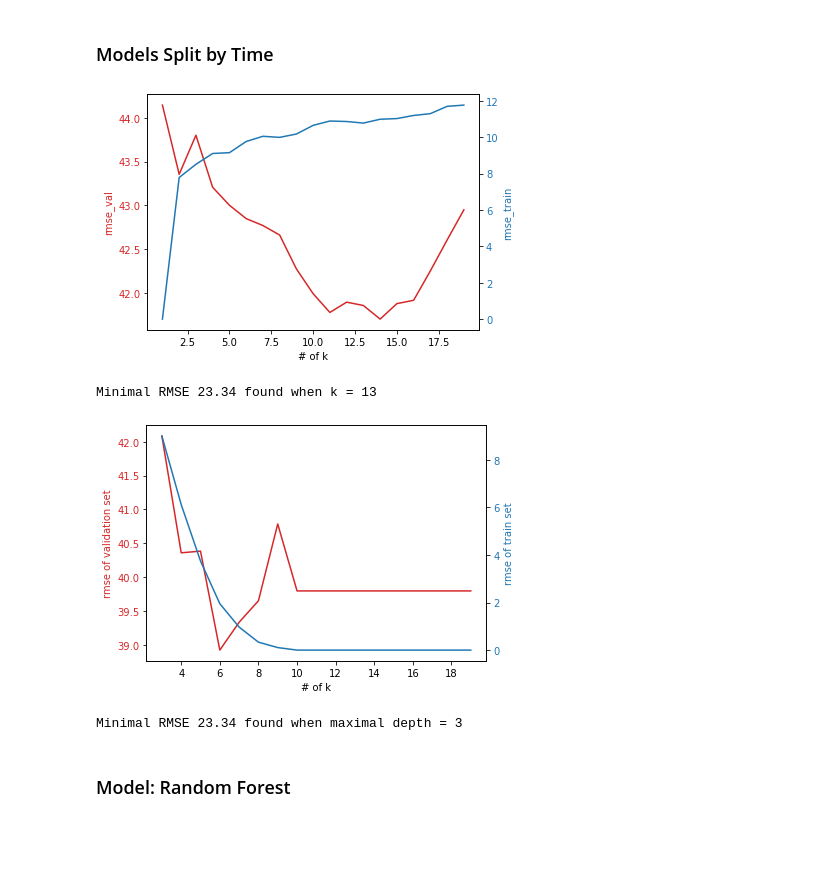
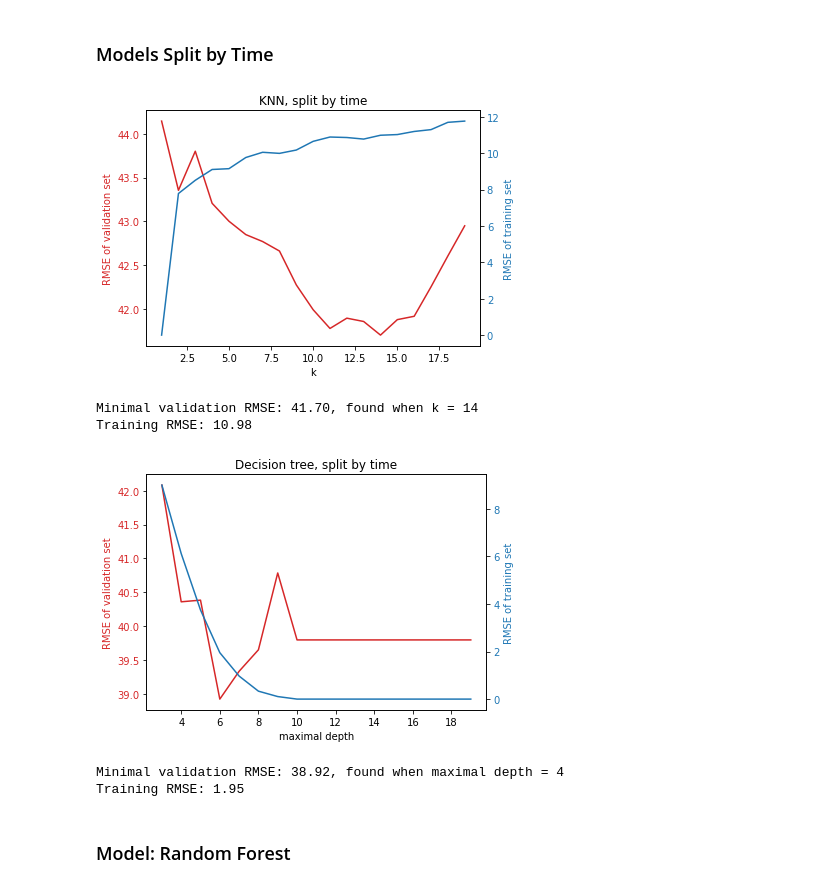
Before and after one commit to JumjieYang/COVID19-ML, a Jupyter notebook: predict.ipynb, the cells around one changed output. Saved outputs shown, nothing was run; the diff lists cells and outputs as text; code cells hidden in the pictures; blank space fills up the shorter version.

```diff
--- a/predict.ipynb
+++ b/predict.ipynb
@@ -90,22 +90,24 @@ for k in range(1,20):
     rmse_train[k-1] = res['train_score'].mean() *(-1)
 fig, ax1 = plt.subplots()
 color = 'tab:red'
-ax1.set_xlabel('# of k')
-ax1.set_ylabel('rmse of validation set', color=color)
+ax1.set_xlabel('k')
+ax1.set_ylabel('RMSE of validation set', color=color)
 ax1.plot(range(1,20),rmse, color=color)
 ax1.tick_params(axis='y', labelcolor=color)
 
 ax2 = ax1.twinx()
 
 color = 'tab:blue'
-ax2.set_ylabel('rmse of train set', color=color)
+ax2.set_ylabel('RMSE of training set', color=color)
 ax2.plot(range(1,20),rmse_train, color=color)
 ax2.tick_params(axis='y', labelcolor=color)
-
 fig.tight_layout()
+plt.title('KNN, split by region')
 plt.show()
-print("Minimal RMSE %.2f" % min(rmse), end=" found when k = ")
+print("Minimal validation RMSE: %.2f" % min(rmse), end=", found when k = ")
 for i, value in enumerate(rmse):
     if value == min(rmse):
-        print (i)
+        print (i+1)
+        break
+print("Training RMSE: %.2f" % rmse_train[i])
 # %% [output]
@@ -126,21 +129,25 @@ for k in range(1,20):
 fig, ax1 = plt.subplots()
 color = 'tab:red'
 ax1.set_xlabel('maximal depth')
-ax1.set_ylabel('rmse of validation set', color=color)
+ax1.set_ylabel('RMSE of validation set', color=color)
 ax1.plot(range(1,20),rmse, color=color)
 ax1.tick_params(axis='y', labelcolor=color)
 
 ax2 = ax1.twinx()
 
 color = 'tab:blue'
-ax2.set_ylabel('rmse of train set', color=color)
+ax2.set_ylabel('RMSE of training set', color=color)
 ax2.plot(range(1,20),rmse_train, color=color)
 ax2.tick_params(axis='y', labelcolor=color)
 
 fig.tight_layout()
+plt.title('Decision tree, split by region')
 plt.show()
-print("Minimal RMSE %.2f" % min(rmse), end=" found when maximal depth = ")
+
+print("Minimal validation RMSE: %.2f" % min(rmse), end=", found when maximal depth = ")
 for i, value in enumerate(rmse):
     if value == min(rmse):
-        print (i)
+        print (i+1)
+        break
+print("Training RMSE: %.2f" % rmse_train[i])
 # %% [output]
@@ -151,38 +159,42 @@ Minimal RMSE 23.34 found when maximal depth = 9
 # %%
 score_list = []
 score_list_train = []
 train = df.loc[df['date'] < '2020-08-10']
 val = df.loc[df['date'] >= '2020-08-10']
 for k in range(1,20):
     knn = KNN(k)
     knn.fit(train.iloc[:,2:-1],train.iloc[:,-1])
     y_pred = knn.predict(val.iloc[:,2:-1])
     y_train = knn.predict(train.iloc[:,2:-1])
     score_list.append(sqrt(metrics.mean_squared_error(val.iloc[:,-1],y_pred)))
     score_list_train.append(sqrt(metrics.mean_squared_error(train.iloc[:,-1],y_train)))
 fig, ax1 = plt.subplots()
 color = 'tab:red'
-ax1.set_xlabel('# of k')
-ax1.set_ylabel('rmse_val', color=color)
+ax1.set_xlabel('k')
+ax1.set_ylabel('RMSE of validation set', color=color)
 ax1.plot(range(1,20),score_list, color=color)
 ax1.tick_params(axis='y', labelcolor=color)
 
 ax2 = ax1.twinx()
 
 color = 'tab:blue'
-ax2.set_ylabel('rmse_train', color=color)
+ax2.set_ylabel('RMSE of training set', color=color)
 ax2.plot(range(1,20),score_list_train, color=color)
 ax2.tick_params(axis='y', labelcolor=color)
 
 fig.tight_layout()
+plt.title('KNN, split by time')
 plt.show()
-print("Minimal RMSE %.2f" % min(score_list), end=" found when k = ")
+print("Minimal validation RMSE: %.2f" % min(score_list), end=", found when k = ")
 for i, value in enumerate(score_list):
     if value == min(score_list):
-        print (i)
+        print (i+1)
+        break
+print("Training RMSE: %.2f" % score_list_train[i])
 # %% [output]
-[figure, old version]
+[figure, new version]
-Minimal RMSE 23.34 found when k = 13
+Minimal validation RMSE: 41.70, found when k = 14
+Training RMSE: 10.98
 # %%
 score_list = []
 score_list_train = []
@@ -197,27 +209,31 @@ for k in range(3,20):
     score_list_train.append(sqrt(metrics.mean_squared_error(train.iloc[:,-1],y_train)))
 fig, ax1 = plt.subplots()
 color = 'tab:red'
-ax1.set_xlabel('# of k')
-ax1.set_ylabel('rmse of validation set', color=color)
+ax1.set_xlabel('maximal depth')
+ax1.set_ylabel('RMSE of validation set', color=color)
 ax1.plot(range(3,20),score_list, color=color)
 ax1.tick_params(axis='y', labelcolor=color)
 
 ax2 = ax1.twinx()
 
 color = 'tab:blue'
-ax2.set_ylabel('rmse of train set', color=color)
+ax2.set_ylabel('RMSE of training set', color=color)
 ax2.plot(range(3,20),score_list_train, color=color)
 ax2.tick_params(axis='y', labelcolor=color)
 
 fig.tight_layout()
+plt.title('Decision tree, split by time')
 plt.show()
-print("Minimal RMSE %.2f" % min(score_list), end=" found when maximal depth = ")
+print("Minimal validation RMSE: %.2f" % min(score_list), end=", found when maximal depth = ")
 for i, value in enumerate(score_list):
     if value == min(score_list):
-        print (i)
+        print (i+1)
+        break
+print("Training RMSE: %.2f" % score_list_train[i])
 # %% [output]
-[figure, old version]
+[figure, new version]
-Minimal RMSE 23.34 found when maximal depth = 3
+Minimal validation RMSE: 38.92, found when maximal depth = 4
+Training RMSE: 1.95
 # %% [markdown]
 ### Model: Random Forest
 # %%
```
Also changed, not shown: parts of 4 cells of this notebook.
